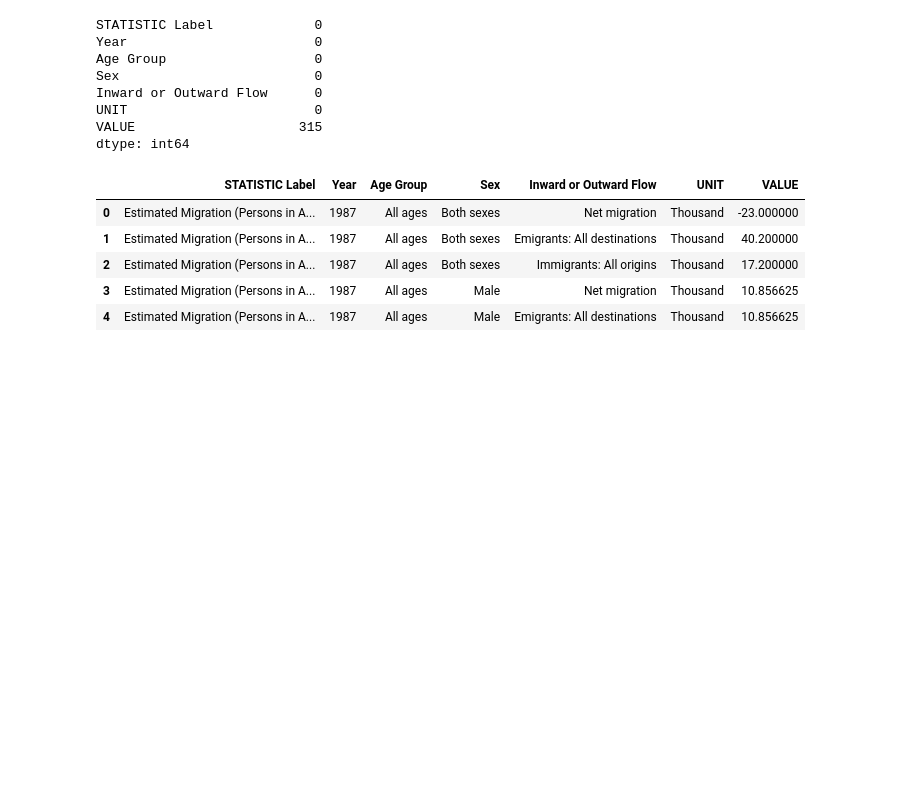
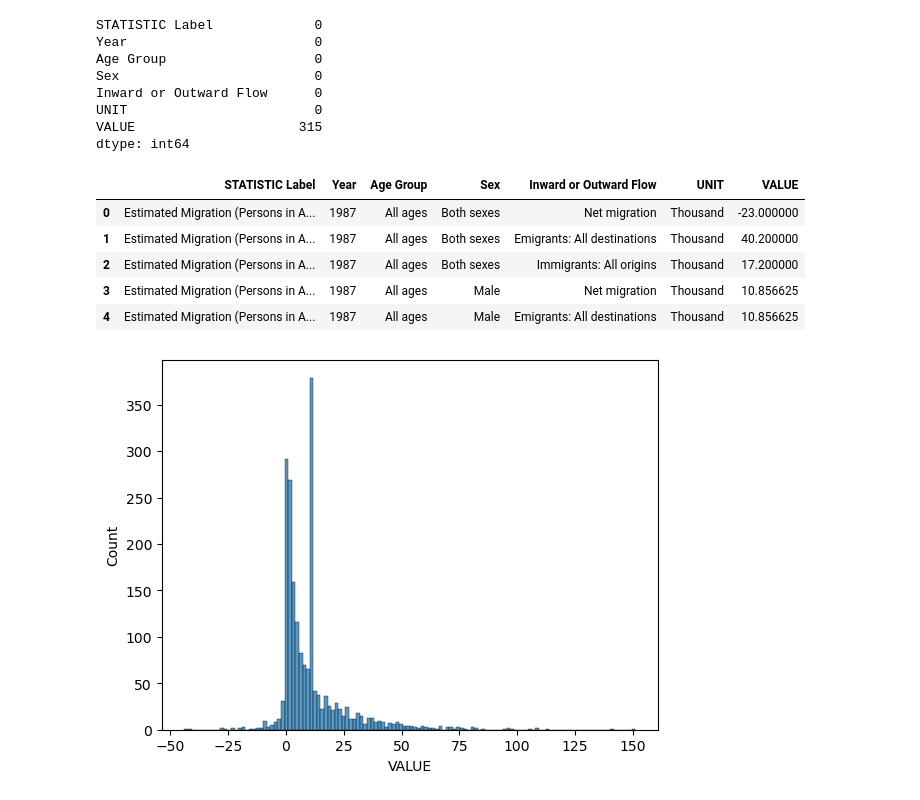
Before and after one commit to Prudvioctane/MSC_DA, a Jupyter notebook: Programming for DA - 1.ipynb, the cells around one changed output. Drawn from its saved outputs; the diff is of its cells as text; code cells hidden in the pictures; blank space fills up the shorter version.

```diff
--- a/Programming for DA - 1.ipynb
+++ b/Programming for DA - 1.ipynb
@@ -84,3 +84,9 @@ df_migration.head()
 | 2 | Estimated Migration (Persons in A... | 1987 | All ages | Both sexes | Immigrants: All origins | Thousand | 17.200000 |
 | 3 | Estimated Migration (Persons in A... | 1987 | All ages | Male | Net migration | Thousand | 10.856625 |
 | 4 | Estimated Migration (Persons in A... | 1987 | All ages | Male | Emigrants: All destinations | Thousand | 10.856625 |
+# %%
+# Histplot for Value
+sns.histplot(df_migration['VALUE'])
+plt.show()
+# %% [output]
+[figure, added]
```
Also changed, not shown: parts of 3 cells of this notebook.
